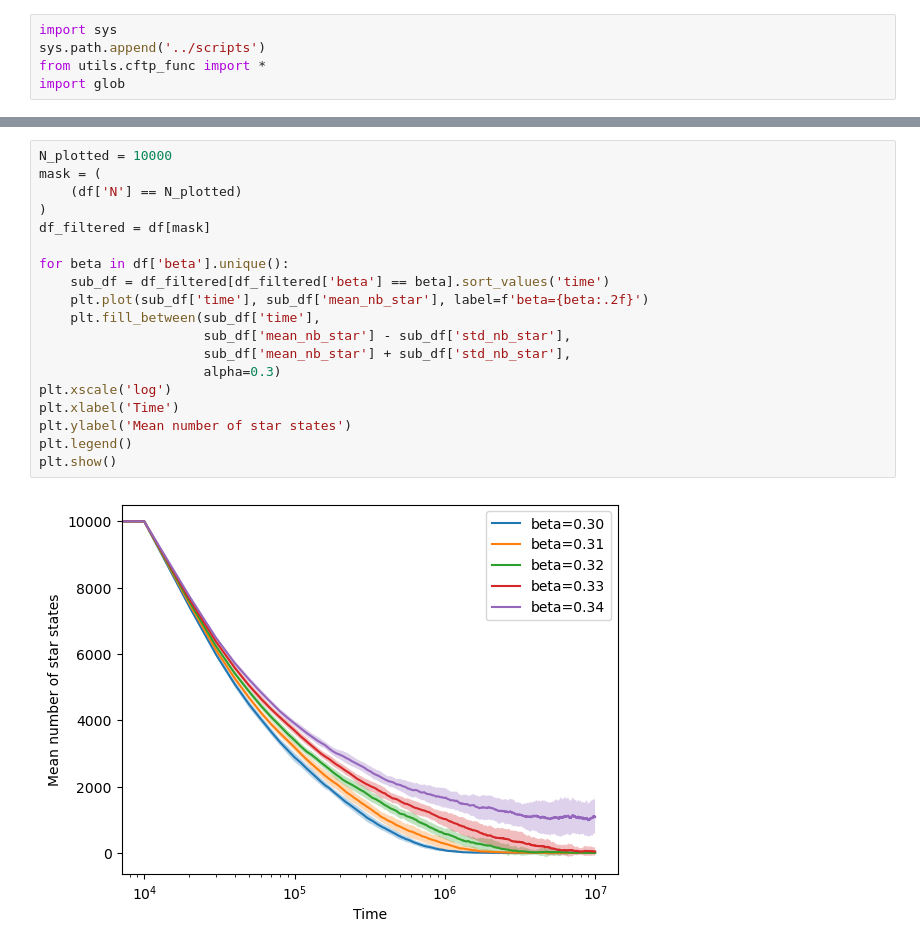
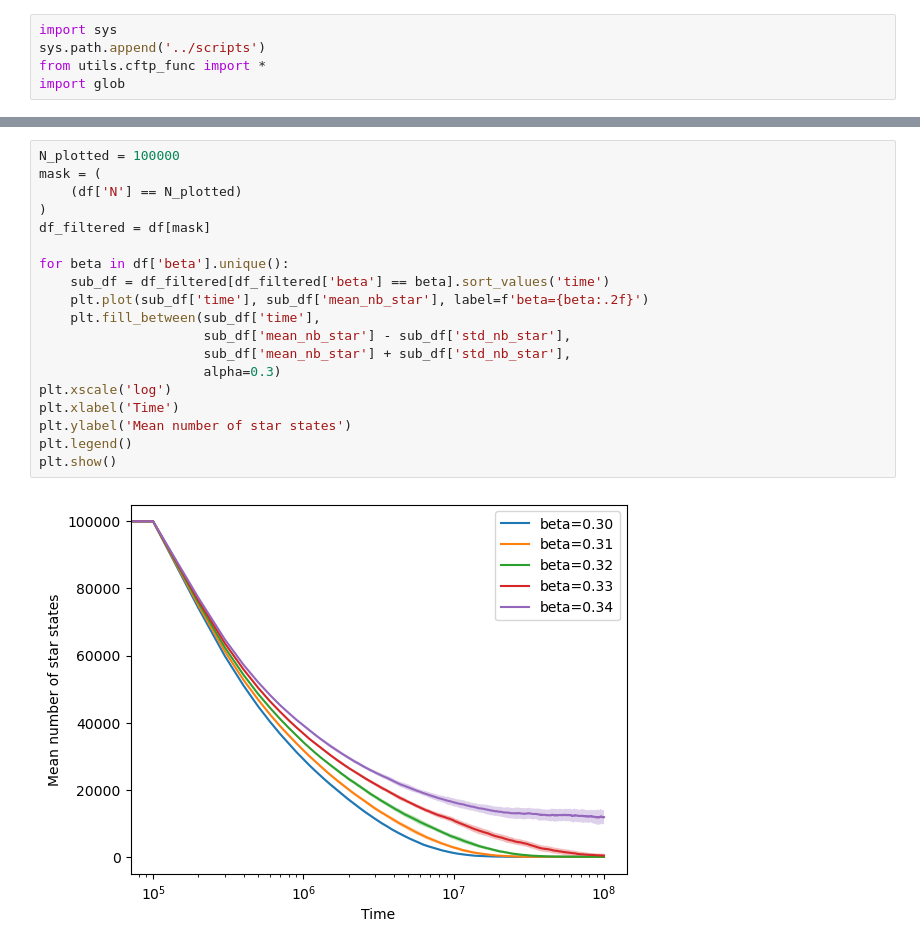
Before and after one commit to LouiseBudzynski/Bounding_Chain_Disordered_Ising_Models, a Jupyter notebook: notebooks/read_nb_star.ipynb, the cells around one changed output, grey strips where cells are left out. Drawn from its saved outputs; the diff is of its cells as text.

```diff
--- a/notebooks/read_nb_star.ipynb
+++ b/notebooks/read_nb_star.ipynb
@@ -37,22 +37,22 @@ df
 # %%
-N_plotted = 10000
+N_plotted = 100000
 mask = (
     (df['N'] == N_plotted)
 )
 df_filtered = df[mask]
 
 for beta in df['beta'].unique():
     sub_df = df_filtered[df_filtered['beta'] == beta].sort_values('time')
     plt.plot(sub_df['time'], sub_df['mean_nb_star'], label=f'beta={beta:.2f}')
     plt.fill_between(sub_df['time'],
                      sub_df['mean_nb_star'] - sub_df['std_nb_star'],
                      sub_df['mean_nb_star'] + sub_df['std_nb_star'],
                      alpha=0.3)
 plt.xscale('log')
 plt.xlabel('Time')
 plt.ylabel('Mean number of star states')
 plt.legend()
 plt.show()
 # %% [output]
-[figure, old version]
+[figure, new version]
 # %%
```
Also changed, not shown: parts of 4 cells of this notebook, 26 other files.
